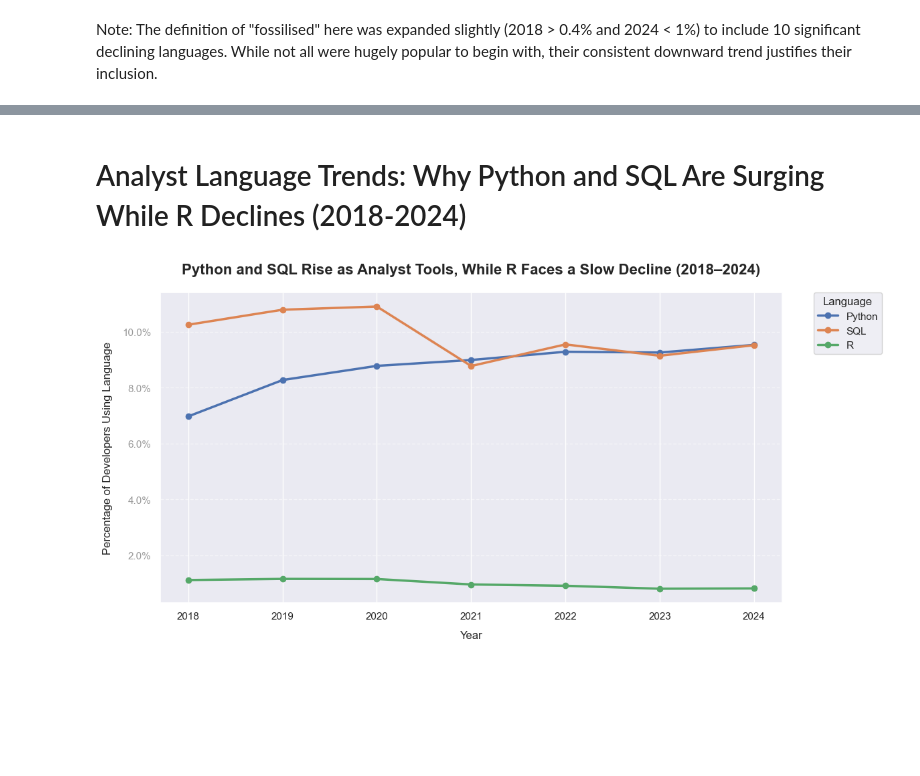
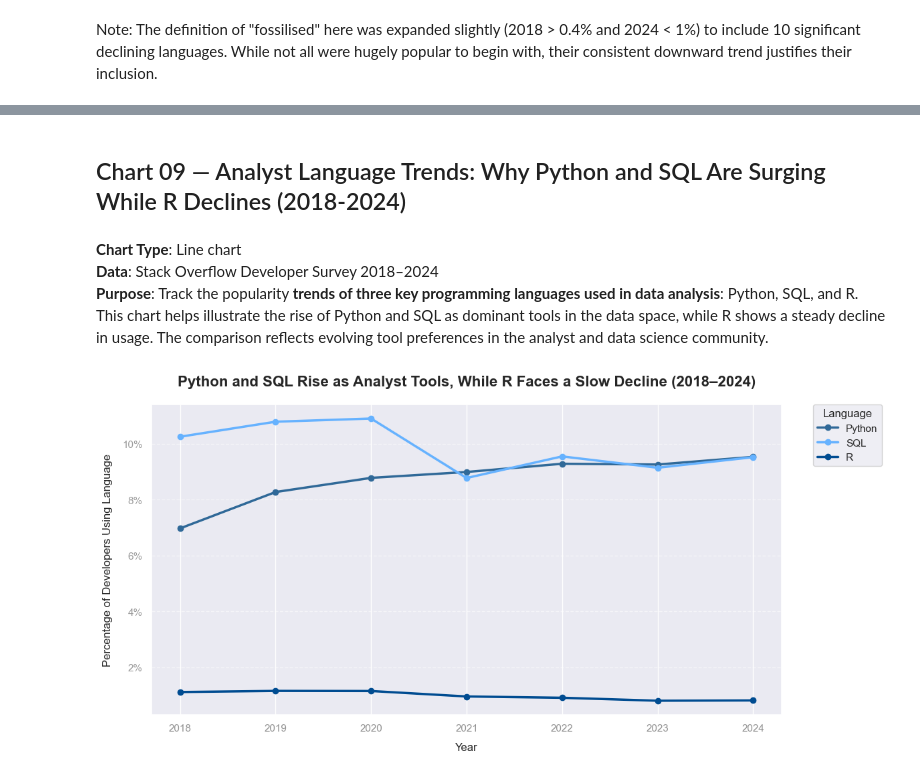
Before and after one commit to GitToKenn/dev-language-trends-2018-2024, a Jupyter notebook: notebook/02_language_trend_analysis.ipynb, the cells around one changed output, grey strips where cells are left out. Saved outputs shown, nothing was run; the diff lists cells and outputs as text; code cells hidden in the pictures; blank space fills up the shorter version.

```diff
--- a/notebook/02_language_trend_analysis.ipynb
+++ b/notebook/02_language_trend_analysis.ipynb
@@ -443,11 +470,12 @@ plt.figure(figsize=(16, 7))
 
 #plotting each of 5 lang
 for lang in df_top_langs_18_24_top5:
-    plt.plot(df_lang_pct_pivot.index,           # x-axis: year
-             df_lang_pct_pivot[lang],           # y-axis: % of mentions
+    plt.plot(df_lang_pct_pivot.index,
+             df_lang_pct_pivot[lang],
              label=lang,
              linewidth=2.5,
-             marker='o')
+             marker='o',
+             color=color_map.get(lang, None))  # fallback if not mapped
 
 #title and label setting
 plt.title("Percentage Trends in Programming Language Usage (2018–2024)",
@@ -466,7 +494,7 @@ plt.grid(axis='y',
 plt.xticks(df_lang_pct_pivot.index)  # ensures all years are shown on x-axis
 plt.yticks(color="grey",
            alpha=0.8)
-plt.gca().yaxis.set_major_formatter(StrMethodFormatter('{x:.1f}%'))
+plt.gca().yaxis.set_major_formatter(StrMethodFormatter('{x:.0f}%'))
 
 #lagend and layout
 plt.legend(title='Language',
@@ -660,14 +696,15 @@ print(top_5_fossilised_langs)
 ['Visual Basic', 'Objective-C', 'MATLAB', 'Scala', 'Perl']
 # %%
 #plot
-plt.figure(figsize=(12, 6))
+plt.figure(figsize=(12, 8))
 
 for lang in top_5_fossilised_langs:
     plt.plot(df_lang_pct_pivot.index,
              df_lang_pct_pivot[lang],
              label=lang,
              marker='o',
-             linewidth=2.5)
+             linewidth=2.5,
+             color=color_map.get(lang, None))
 
 #title and label setting
 plt.title("Trends of Fossilised Programming Languages (2018–2024)",
@@ -732,14 +773,15 @@ top_10_fossilised_langs = drop_10.sort_values(ascending=False).head(10).index.to
 Note: The definition of "fossilised" here was expanded slightly (2018 > 0.4% and 2024 < 1%) to include 10 significant declining languages. While not all were hugely popular to begin with, their consistent downward trend justifies their inclusion.
 # %%
 #plot
-plt.figure(figsize=(12, 6))
+plt.figure(figsize=(12, 8))
 
 for lang in top_10_fossilised_langs:
     plt.plot(df_lang_pct_pivot.index,
              df_lang_pct_pivot[lang],
              label=lang,
              marker='o',
-             linewidth=2.5)
+             linewidth=2.8,
+             color=color_map.get(lang, None))
 
 #title and label setting
 plt.title("Trends of Fossilised Programming Languages (2018–2024)",
@@ -773,5 +815,10 @@ plt.show()
 # %% [markdown]
-# Analyst Language Trends: Why Python and SQL Are Surging While R Declines (2018-2024)
+## Chart 09 — Analyst Language Trends: Why Python and SQL Are Surging While R Declines (2018-2024)
+# %% [markdown]
+**Chart Type**: Line chart\
+**Data**: Stack Overflow Developer Survey 2018–2024\
+**Purpose**: Track the popularity **trends of three key programming languages used in data analysis**: Python, SQL, and R.
+This chart helps illustrate the rise of Python and SQL as dominant tools in the data space, while R shows a steady decline in usage. The comparison reflects evolving tool preferences in the analyst and data science community.
 # %%
 analyst_langs = ['Python', 'SQL', 'R']
 df_analyst_trend = df_lang_pct_pivot[analyst_langs].copy()
@@ -787,34 +834,36 @@ for lang in analyst_langs:
              df_analyst_trend[lang],
              label=lang,
              marker='o',
-             linewidth=2.5)
+             linewidth=2.5,
+             color=color_map.get(lang, None))
 
 #title and label setting
 plt.title("Python and SQL Rise as Analyst Tools, While R Faces a Slow Decline (2018–2024)",
          fontsize = 16,
          fontweight = "bold",
          pad = 20)
 plt.xlabel("Year",
           labelpad = 10)
 plt.ylabel("Percentage of Developers Using Language",
           labelpad = 10)
 #grid and ticks
 plt.grid(axis = 'y',
         linestyle = '--',
         alpha = 0.5)
-plt.xticks(df_lang_pct_pivot.index)  # make sure all years shown
+plt.xticks(df_lang_pct_pivot.index, # make sure all years shown
+           alpha = 0.5)
 plt.yticks(color="grey",
            alpha=0.8)
-plt.gca().yaxis.set_major_formatter(StrMethodFormatter('{x:.1f}%'))
+plt.gca().yaxis.set_major_formatter(StrMethodFormatter('{x:.0f}%'))
 
 #lagend and layout
 plt.legend(title='Language',
            bbox_to_anchor=(1.05, 1),
            loc='upper left',
            borderaxespad=0.)
 plt.tight_layout()
 
 #print and show
 plt.show()
 # %% [output]
-[figure, old version]
+[figure, new version]
```
Also changed, not shown: parts of 23 cells of this notebook.
